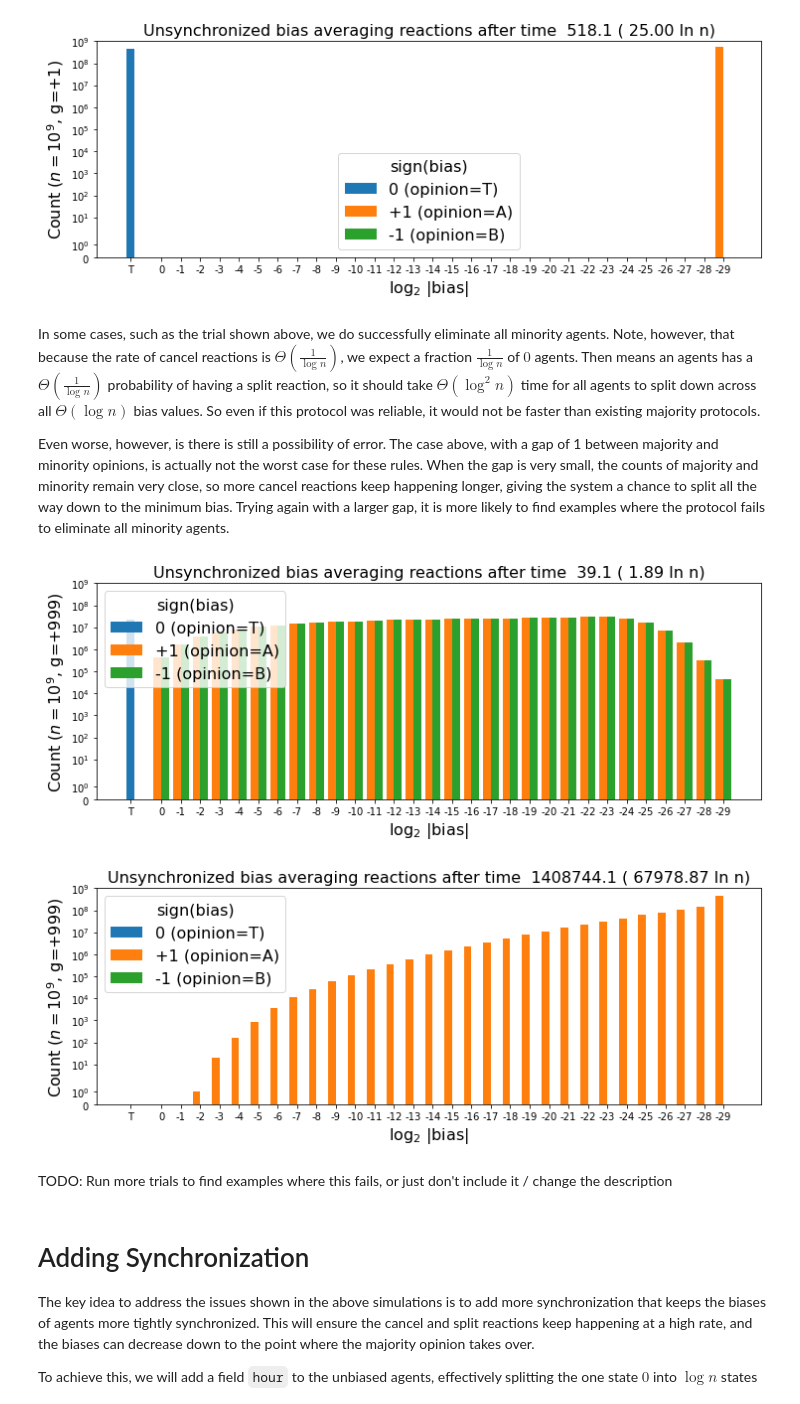
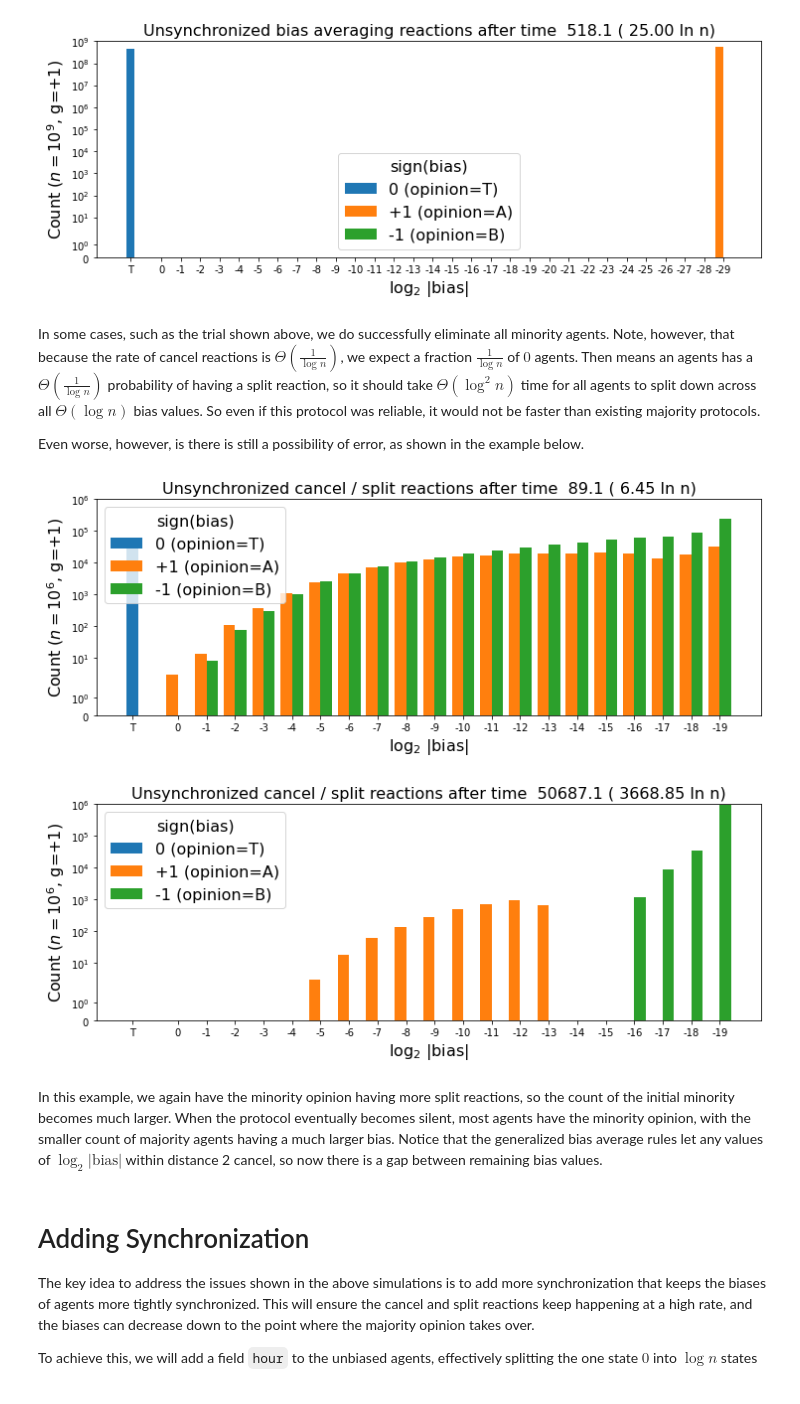
Before and after one commit to UC-Davis-molecular-computing/ppsim, a Jupyter notebook: examples/majority.ipynb, the cells around one changed output. Cells and saved outputs as stored; diff of their text form; code cells hidden in the pictures.

Commit message:
update majority notebook

```diff
--- a/examples/majority.ipynb
+++ b/examples/majority.ipynb
@@ -355,5 +349,5 @@ plot_config(-1)
 # %% [markdown]
 In some cases, such as the trial shown above, we do successfully eliminate all minority agents. Note, however, that because the rate of cancel reactions is $\Theta(\frac{1}{\log n})$, we expect a fraction $\frac{1}{\log n}$ of $0$ agents. Then means an agents has a $\Theta(\frac{1}{\log n})$ probability of having a split reaction, so it should take $\Theta(\log^2 n)$ time for all agents to split down across all $\Theta(\log n)$ bias values. So even if this protocol was reliable, it would not be faster than existing majority protocols.
 
-Even worse, however, is there is still a possibility of error. The case above, with a gap of 1 between majority and minority opinions, is actually not the worst case for these rules. When the gap is very small, the counts of majority and minority remain very close, so more cancel reactions keep happening longer, giving the system a chance to split all the way down to the minimum bias. Trying again with a larger gap, it is more likely to find examples where the protocol fails to eliminate all minority agents.
+Even worse, however, is there is still a possibility of error, as shown in the example below.
 # %%
@@ -369,17 +367,21 @@ g = int(n ** (1/3))
 # %%
 # # This will load results back from pickle
+n = 10 ** 6
+g = 1
 sim = pickle.load( open( "majority_simulations/bias_average2.p", "rb" ) )
 
+# # Uncomment the following code to create a slider that changes the time shown in the plot
 # bar = widgets.interact(plot_config, index = widgets.IntSlider(
 #     min=0, max=len(sim.history)-1, step=1, value=0, layout = widgets.Layout(width='100%')))
 
-plot_config(130)
+plot_config(180)
 plot_config(-1)
 # %% [output]
-[figure, old version]
+[figure, new version]
-[figure, old version]
+[figure, new version]
-# %% [markdown]
-TODO: Run more trials to find examples where this fails, or just don't include it / change the description
+# %% [markdown]
+In this example, we again have the minority opinion having more split reactions, so the count of the initial minority becomes much larger. When the protocol eventually becomes silent, most agents have the minority opinion, with the smaller count of majority agents having a much larger bias.
+Notice that the generalized bias average rules let any values of $\log_2|\text{bias}|$ within distance 2 cancel, so now there is a gap between remaining bias values.
 # %% [markdown]
 # Adding Synchronization
 
```
Also changed, not shown: parts of 2 cells of this notebook, 2 other files.
